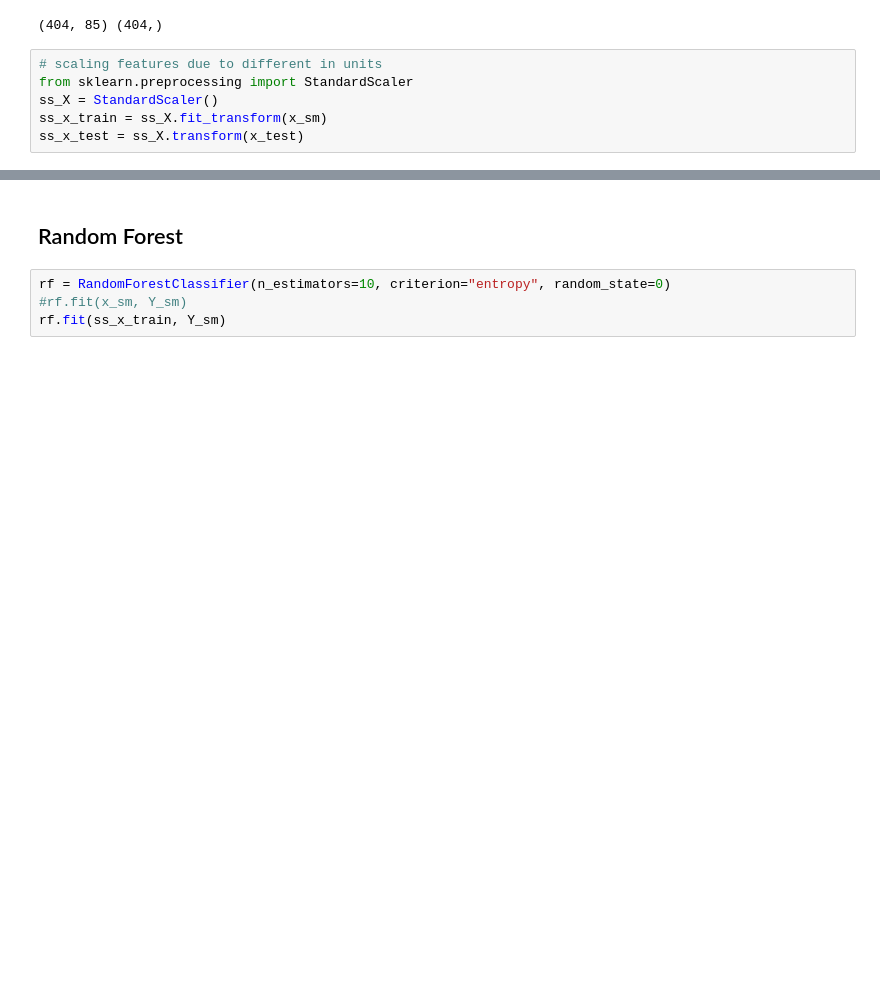
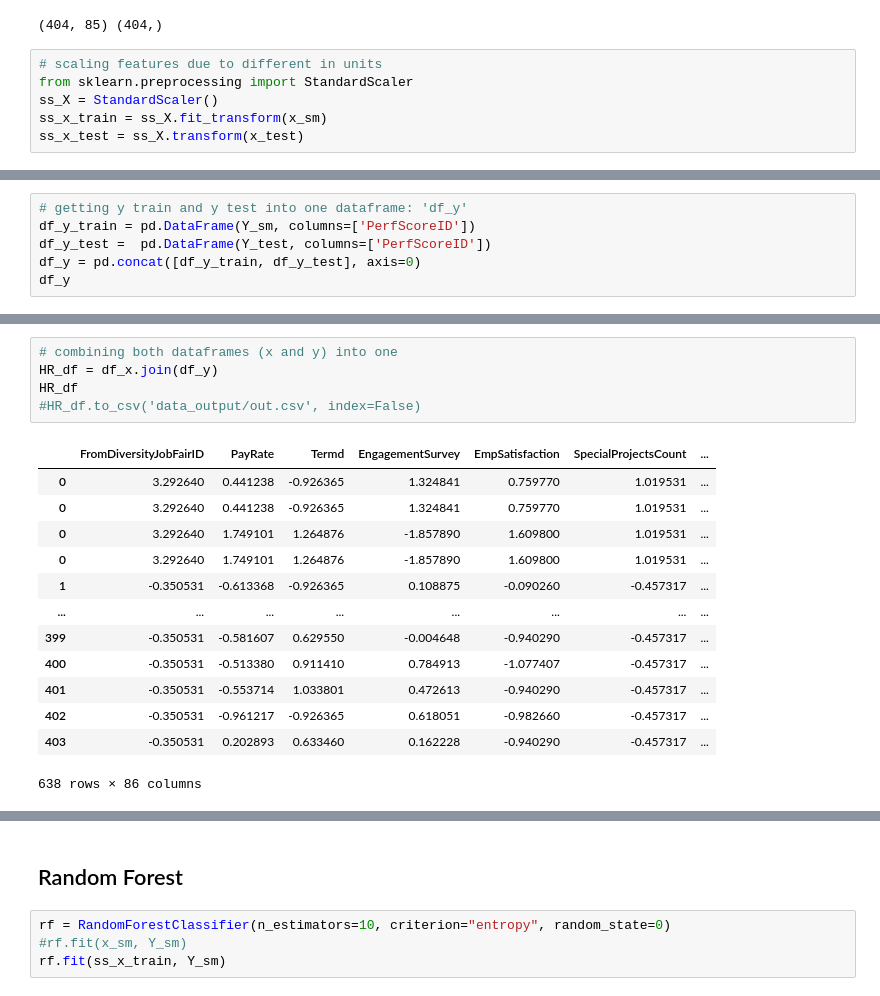
Before and after one commit to simonarahi/AI_HR, a Jupyter notebook: candidate_screening.ipynb, the cells around one changed output, grey strips where cells are left out. Saved outputs shown, nothing was run; the diff lists cells and outputs as text; blank space fills up the shorter version.

```diff
--- a/candidate_screening.ipynb
+++ b/candidate_screening.ipynb
@@ -233,0 +301,6 @@ ss_x_test = ss_X.transform(x_test)
+# %%
+# getting y train and y test into one dataframe: 'df_y'
+df_y_train = pd.DataFrame(Y_sm, columns=['PerfScoreID'])
+df_y_test =  pd.DataFrame(Y_test, columns=['PerfScoreID'])
+df_y = pd.concat([df_y_train, df_y_test], axis=0)
+df_y
@@ -233,0 +321,19 @@ ss_x_test = ss_X.transform(x_test)
+# %%
+# combining both dataframes (x and y) into one
+HR_df = df_x.join(df_y)
+HR_df
+#HR_df.to_csv('data_output/out.csv', index=False)
+# %% [output]
+|  | FromDiversityJobFairID | PayRate | Termd | EngagementSurvey | EmpSatisfaction | SpecialProjectsCount | ... |
+| 0 | 3.292640 | 0.441238 | -0.926365 | 1.324841 | 0.759770 | 1.019531 | ... |
+| 0 | 3.292640 | 0.441238 | -0.926365 | 1.324841 | 0.759770 | 1.019531 | ... |
+| 0 | 3.292640 | 1.749101 | 1.264876 | -1.857890 | 1.609800 | 1.019531 | ... |
+| 0 | 3.292640 | 1.749101 | 1.264876 | -1.857890 | 1.609800 | 1.019531 | ... |
+| 1 | -0.350531 | -0.613368 | -0.926365 | 0.108875 | -0.090260 | -0.457317 | ... |
+| ... | ... | ... | ... | ... | ... | ... | ... |
+| 399 | -0.350531 | -0.581607 | 0.629550 | -0.004648 | -0.940290 | -0.457317 | ... |
+| 400 | -0.350531 | -0.513380 | 0.911410 | 0.784913 | -1.077407 | -0.457317 | ... |
+| 401 | -0.350531 | -0.553714 | 1.033801 | 0.472613 | -0.940290 | -0.457317 | ... |
+| 402 | -0.350531 | -0.961217 | -0.926365 | 0.618051 | -0.982660 | -0.457317 | ... |
+| 403 | -0.350531 | 0.202893 | 0.633460 | 0.162228 | -0.940290 | -0.457317 | ... |
+638 rows × 86 columns
```
Also changed, not shown: parts of 23 cells of this notebook.
